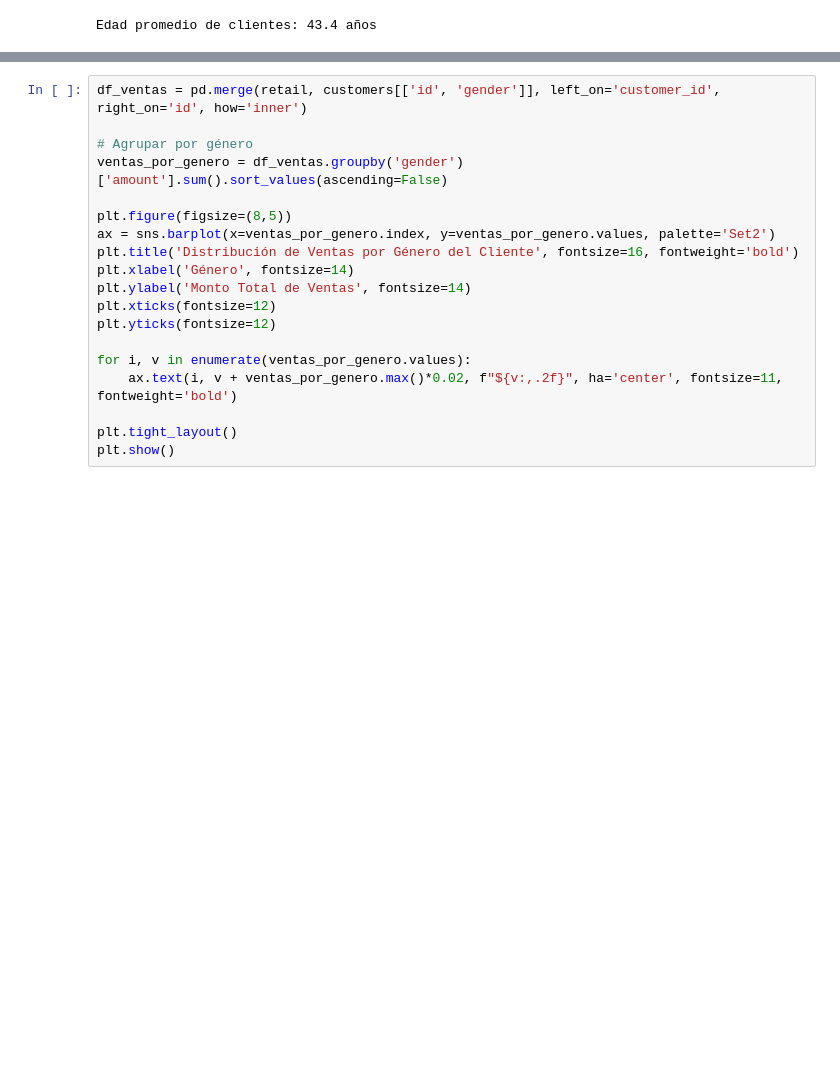
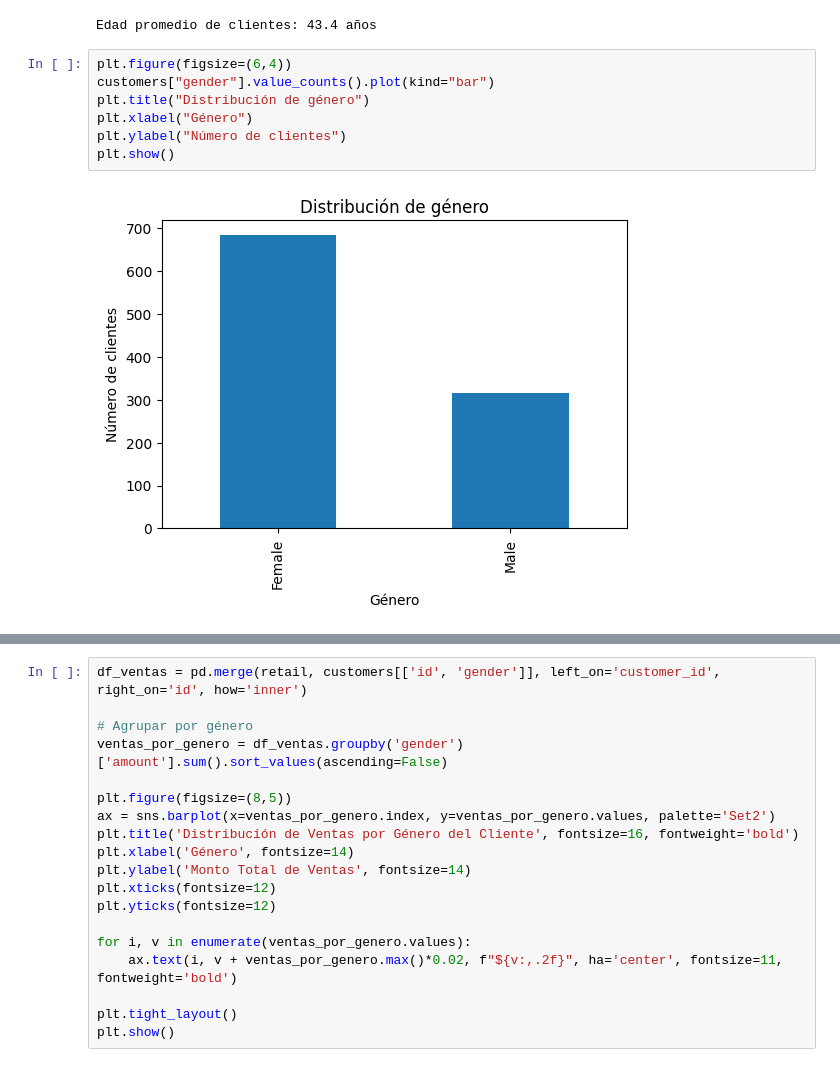
Before and after one commit to HEstefaniaR/lab6, a Jupyter notebook: notebooks/05_visualize_kpis.ipynb, the cells around one changed output, grey strips where cells are left out. Cells and saved outputs as stored; diff of their text form; blank space fills up the shorter version.

```diff
--- a/notebooks/05_visualize_kpis.ipynb
+++ b/notebooks/05_visualize_kpis.ipynb
@@ -168,3 +168,12 @@ print(f"Edad promedio de clientes: {edad_promedio:.1f} años")
 Rango de edades: 18 - 100 años
 [figure]
 Edad promedio de clientes: 43.4 años
+# %%
+plt.figure(figsize=(6,4))
+customers["gender"].value_counts().plot(kind="bar")
+plt.title("Distribución de género")
+plt.xlabel("Género")
+plt.ylabel("Número de clientes")
+plt.show()
+# %% [output]
+[figure, added]
```
Also changed, not shown: parts of 3 cells of this notebook, 5 other files.
